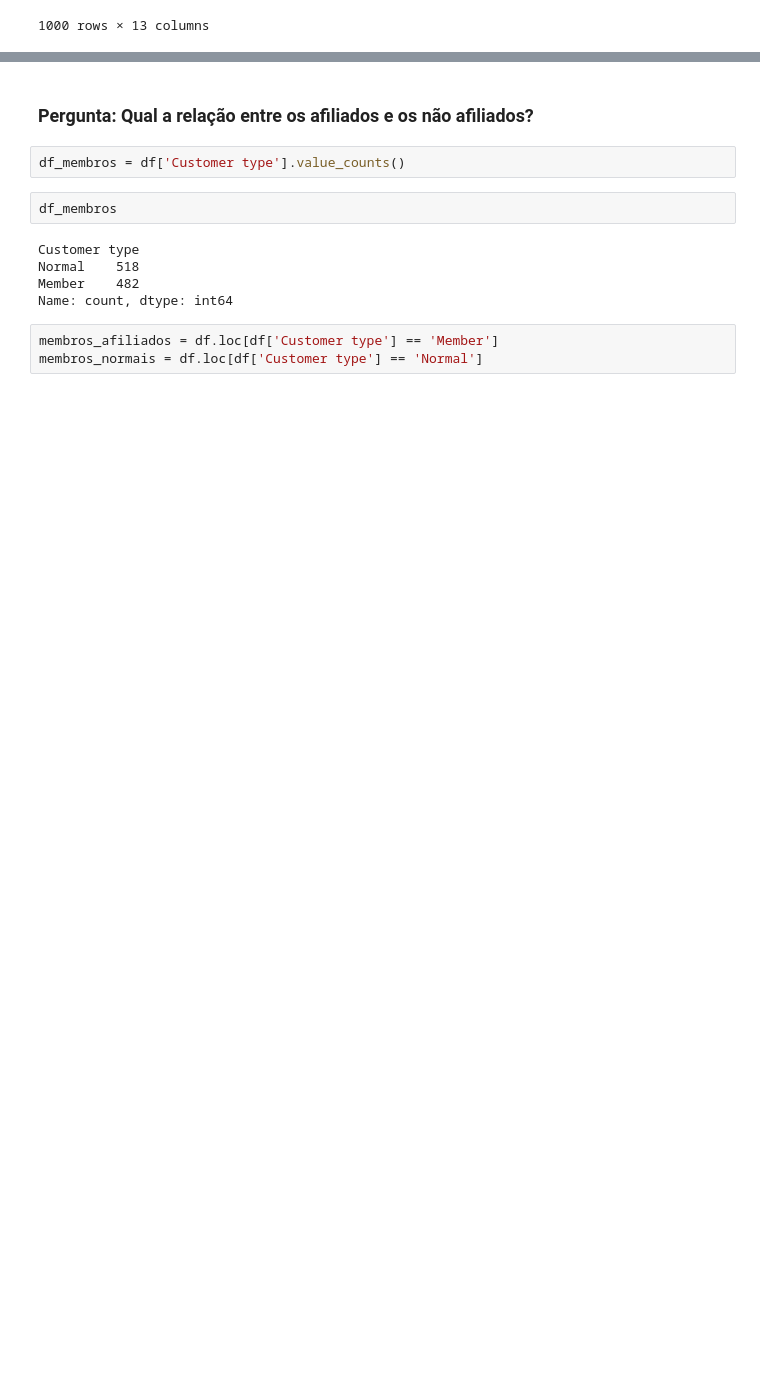
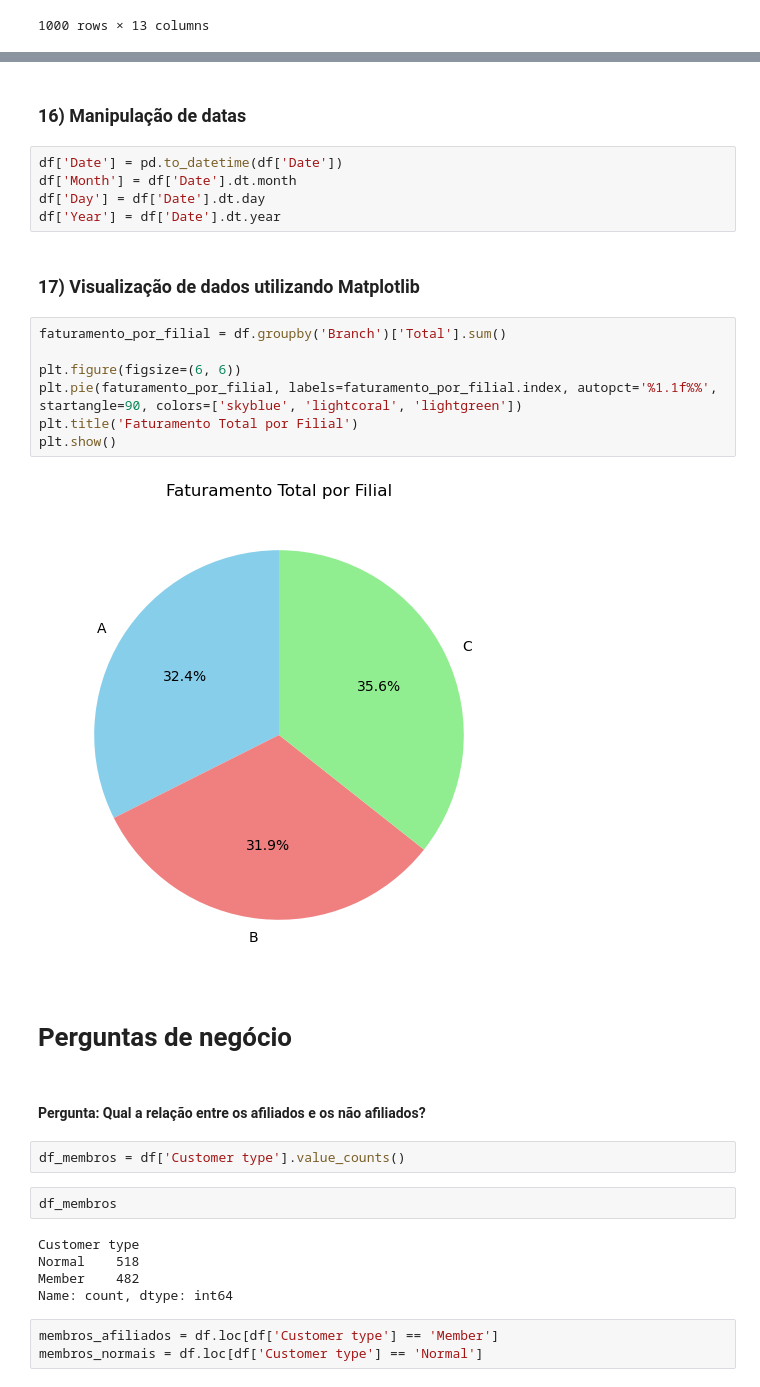
Before and after one commit to leonildolinck/ada-projeto-tecnicas-de-programacao, a Jupyter notebook: Projeto-Notebook.ipynb, the cells around one changed output, grey strips where cells are left out. Saved outputs shown, nothing was run; the diff lists cells and outputs as text; blank space fills up the shorter version.

Commit message:
Final de Expediente 20/9
Finalizando o dia com diversas alterações.
-Adicionado mais perguntas
- Controle das perguntas já respondidas
- Organização conforme enunciado
- Inserção de gráficos

```diff
--- a/Projeto-Notebook.ipynb
+++ b/Projeto-Notebook.ipynb
@@ -195,5 +388,25 @@ plt.show()
+# %% [markdown]
+### 16) Manipulação de datas
+# %%
+df['Date'] = pd.to_datetime(df['Date'])
+df['Month'] = df['Date'].dt.month
+df['Day'] = df['Date'].dt.day
+df['Year'] = df['Date'].dt.year
+# %% [markdown]
+### 17) Visualização de dados utilizando Matplotlib
+# %%
+faturamento_por_filial = df.groupby('Branch')['Total'].sum()
+
+plt.figure(figsize=(6, 6))
+plt.pie(faturamento_por_filial, labels=faturamento_por_filial.index, autopct='%1.1f%%', startangle=90, colors=['skyblue', 'lightcoral', 'lightgreen'])
+plt.title('Faturamento Total por Filial')
+plt.show()
+# %% [output]
+[figure, added]
+# %% [markdown]
+# Perguntas de negócio
 # %% [markdown]
-### Pergunta: Qual a relação entre os afiliados e os não afiliados?
+#### Pergunta: Qual a relação entre os afiliados e os não afiliados?
 # %%
 df_membros = df['Customer type'].value_counts()
 # %%
```
Also changed, not shown: parts of 78 cells of this notebook.
